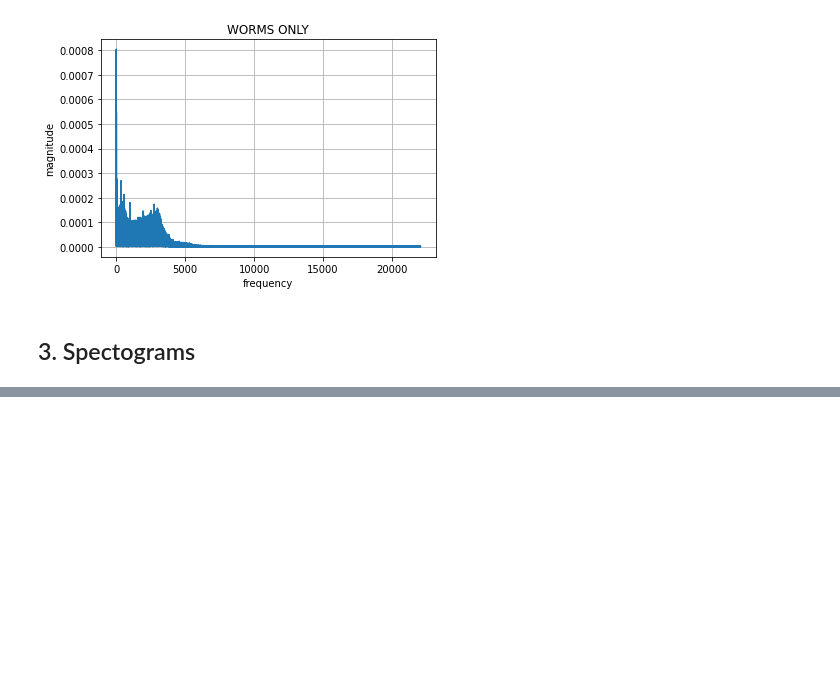
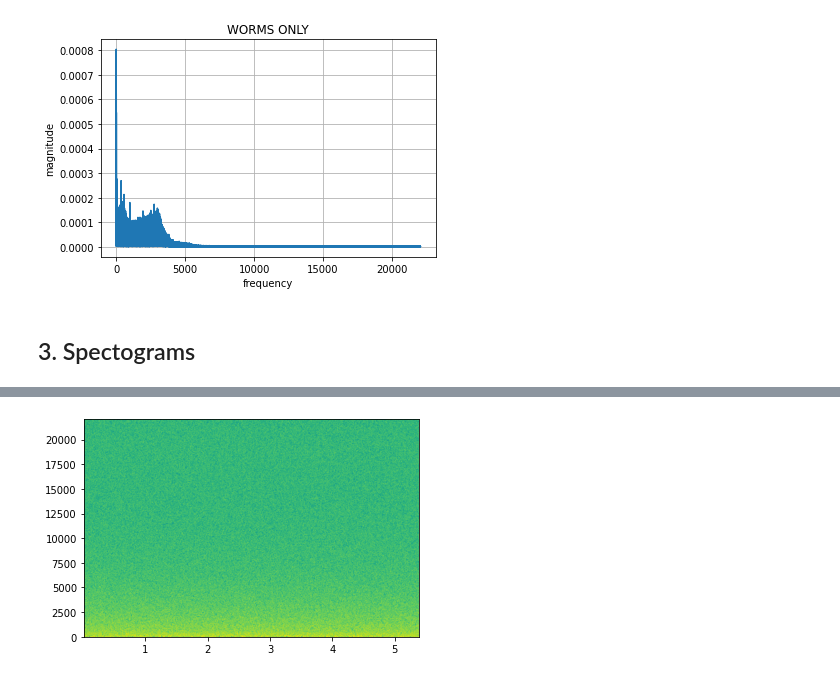
Before and after one commit to lukaschoebel/bed, a Jupyter notebook: notebooks/playground.ipynb, the cells around one changed output, grey strips where cells are left out. Cells and saved outputs as stored; diff of their text form; code cells hidden in the pictures; blank space fills up the shorter version.

```diff
--- a/notebooks/playground.ipynb
+++ b/notebooks/playground.ipynb
@@ -54,0 +77,4 @@ nou.plot_fft(worms_samples, worms_sr, "WORMS ONLY")
+# %%
+Pxx, freqs, bins, im = plt.specgram(desk_samples, NFFT=1024, Fs=desk_sr, noverlap=900)
+# %% [output]
+[figure, added]
```
Also changed, not shown: parts of 3 cells of this notebook, 2 other files.
